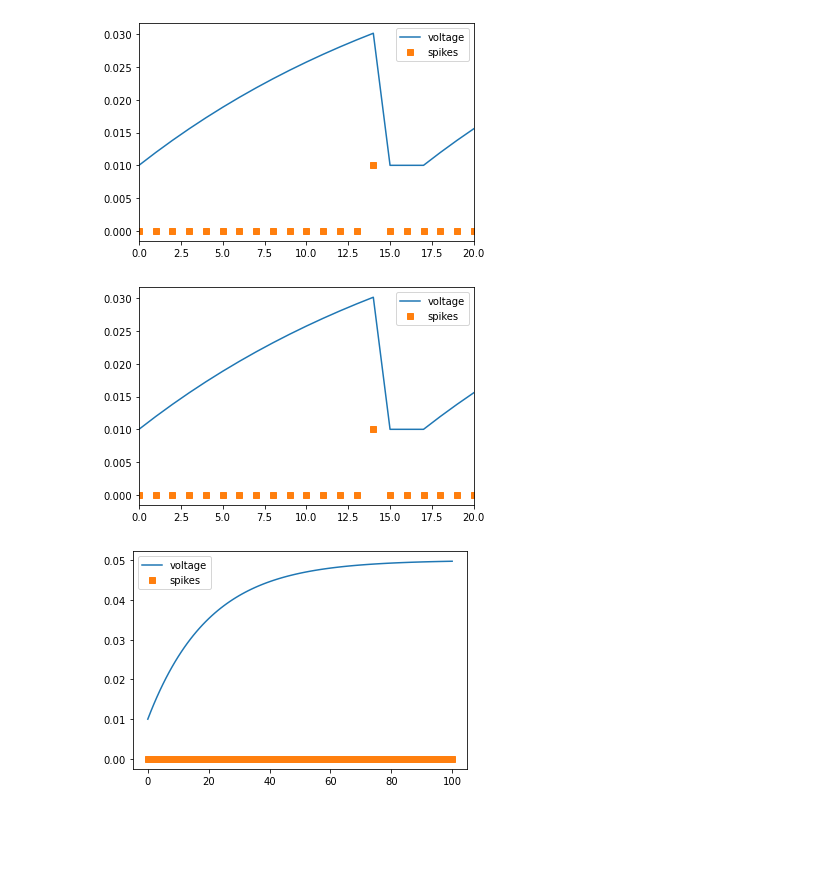
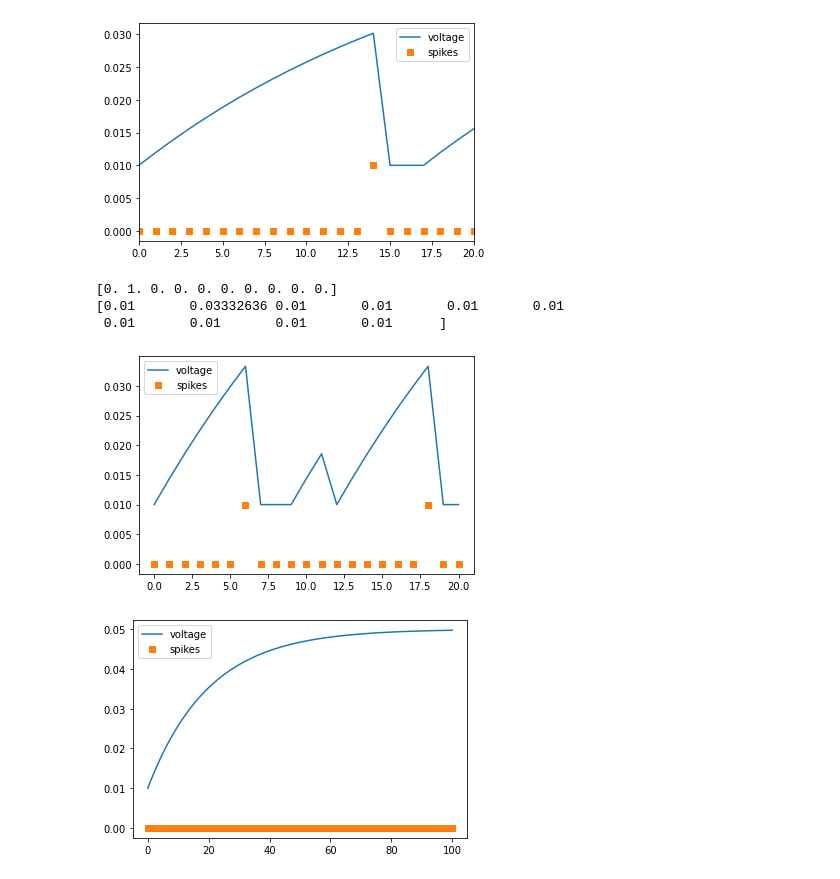
Before and after one commit to ChrizZhuang/Adaptive_SRNN_memtransistor, a Jupyter notebook: SRNN_develop.ipynb, the cells around one changed output. Cells and saved outputs as stored; diff of their text form; code cells hidden in the pictures; blank space fills up the shorter version.

```diff
--- a/SRNN_develop.ipynb
+++ b/SRNN_develop.ipynb
@@ -429,7 +495,7 @@ class LIF(IF):
 
         return self.v, self.z
 # %%
-times = np.linspace(0, 100, 101)
+times = np.linspace(0, 10, 11)
 LIF_trial = LIF(10, 'output', n_in=8, n_ref=3)
 z_pres = tf.constant(np.ones([len(times), LIF_trial.n_in]))
 
@@ -445,4 +511,4 @@ with tf.GradientTape() as tape:
         loss = loss_func(y_true, y_pred)
 
 grad_2 = tape.gradient(loss, [LIF_trial.w_in, v_output])
-#print(grad_2)
+print(grad_2)
@@ -465,24 +549,30 @@ plt.show()
 # %% [output]
 [figure]
 # %%
-times = np.linspace(0, 100, 101)
+times = np.linspace(0, 20, 21)
 LIF_trial = LIF(n=10, type='hidden', n_in=8, n_ref=3)
-z_pres = 0.05*np.ones([len(times), LIF_trial.n_in])
+z_pres = 0.1*np.ones([len(times), LIF_trial.n_in])
 v_history = [LIF_trial.v[0]]
 z_history = [LIF_trial.z[0]]
 for i in range(len(times)-1):
     LIF_trial(z_pres[i])
+    if LIF_trial.z[1] != 0:
+        print(LIF_trial.z)
+        print(LIF_trial.v)
     #print(LIF_trial.v)
     v_history.append(LIF_trial.v[0])
     z_history.append(LIF_trial.z[0])
 
 plt.plot(times, v_history, label='voltage')
 plt.plot(times, 0.01*np.array(z_history), 's', label='spikes')
-plt.xlim(0, 20)
+#plt.xlim(0, 20)
 plt.legend()
 plt.show()
 # %% [output]
+[0. 1. 0. 0. 0. 0. 0. 0. 0. 0.]
+[0.01       0.03332636 0.01       0.01       0.01       0.01
+ 0.01       0.01       0.01       0.01      ]
-[figure, old version]
+[figure, new version]
 # %%
 times = np.linspace(0, 100, 101)
 LIF_trial = LIF(n=10, type='output', n_in=8, n_ref=3)
```
Also changed, not shown: parts of 32 cells of this notebook.
